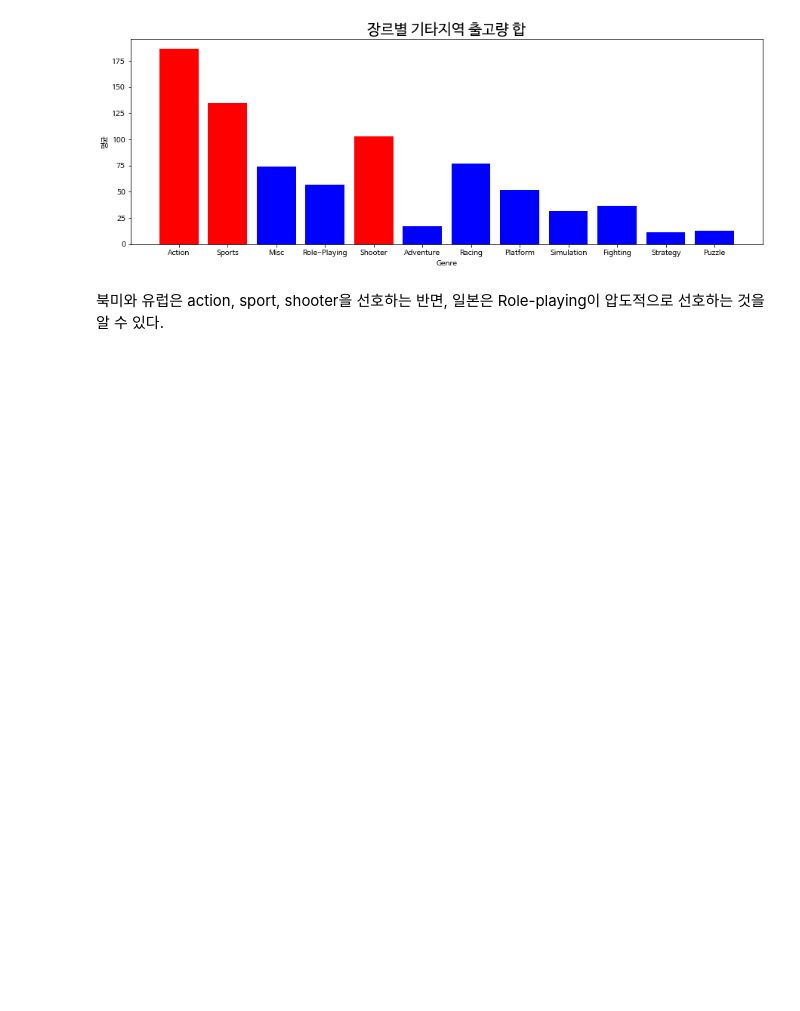
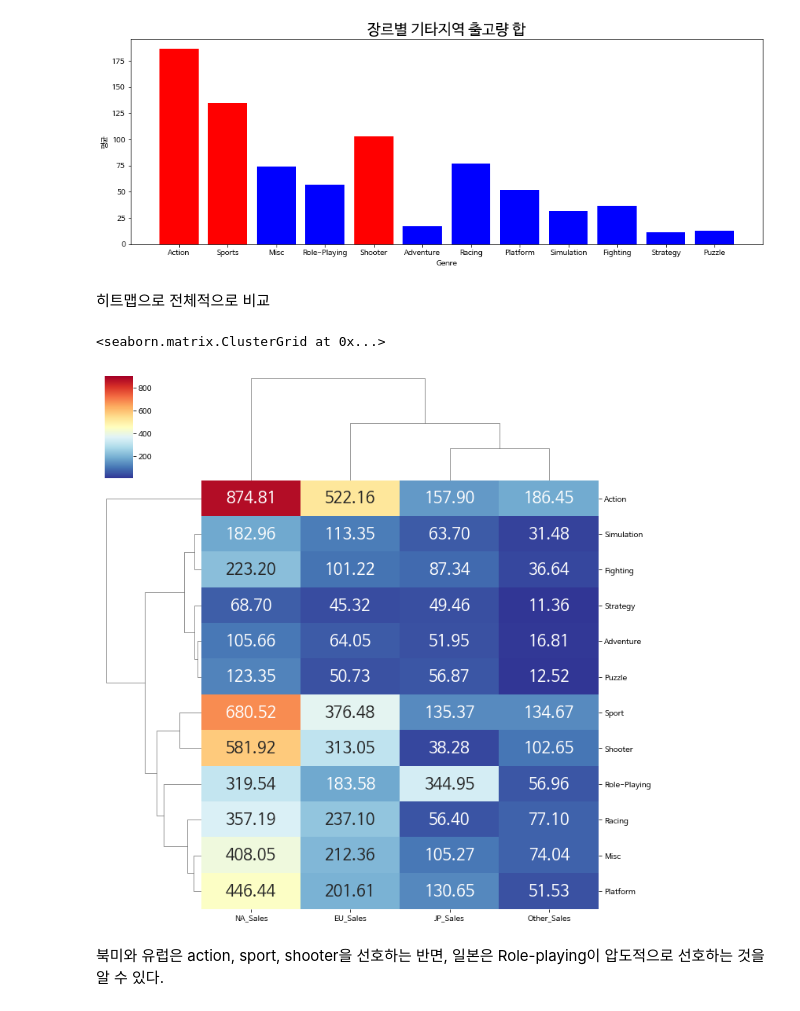
Before and after one commit to poandpo/project-, a Jupyter notebook: project1.ipynb, the cells around one changed output. Cells and saved outputs as stored; diff of their text form; code cells hidden in the pictures; blank space fills up the shorter version.

```diff
--- a/project1.ipynb
+++ b/project1.ipynb
@@ -273,6 +273,18 @@ plt.ylabel('평균') ## y축 라벨 출력
 plt.show()
 # %% [output]
 [figure]
+# %% [markdown]
+히트맵으로 전체적으로 비교
+# %%
+import seaborn as sns
+sns.clustermap(df_g_to,
+               annot = True, annot_kws={'size':20},
+               fmt = '.2f',
+               cmap='RdYlBu_r',
+               vmax= 900)
+# %% [output]
+<seaborn.matrix.ClusterGrid at 0x...>
+[figure, added]
 # %% [markdown]
 북미와 유럽은 action, sport, shooter을 선호하는 반면,
 일본은 Role-playing이 압도적으로 선호하는 것을 알 수 있다.
```
Also changed, not shown: parts of 55 cells of this notebook.
